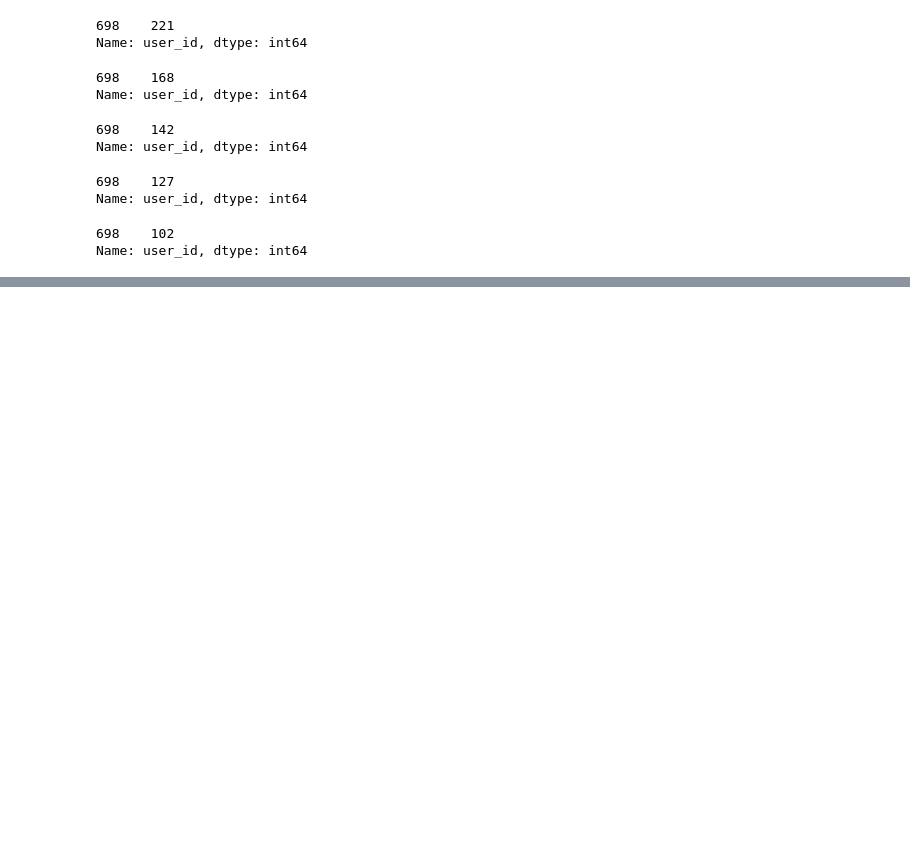
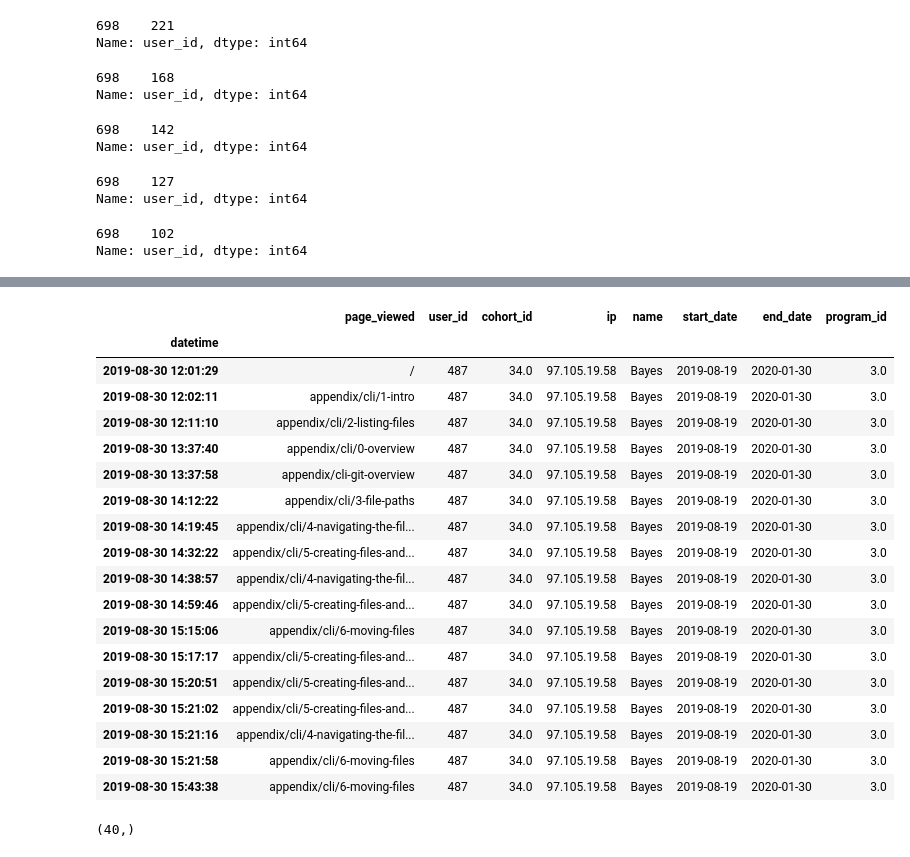
Before and after one commit to SamuelD-Data/anomaly-detection-project, a Jupyter notebook: anomaly_detection_project_notebook.ipynb, the cells around one changed output, grey strips where cells are left out. Cells and saved outputs as stored; diff of their text form; code cells hidden in the pictures; blank space fills up the shorter version.

```diff
--- a/anomaly_detection_project_notebook.ipynb
+++ b/anomaly_detection_project_notebook.ipynb
@@ -739,0 +873,26 @@ Name: user_id, dtype: int64
+# %%
+ds[ds.user_id == 487]
+# %% [output]
+|  | page_viewed | user_id | cohort_id | ip | name | start_date | end_date | program_id |
+| datetime |  |  |  |  |  |  |  |  |
+| 2019-08-30 12:01:29 | / | 487 | 34.0 | 97.105.19.58 | Bayes | 2019-08-19 | 2020-01-30 | 3.0 |
+| 2019-08-30 12:02:11 | appendix/cli/1-intro | 487 | 34.0 | 97.105.19.58 | Bayes | 2019-08-19 | 2020-01-30 | 3.0 |
+| 2019-08-30 12:11:10 | appendix/cli/2-listing-files | 487 | 34.0 | 97.105.19.58 | Bayes | 2019-08-19 | 2020-01-30 | 3.0 |
+| 2019-08-30 13:37:40 | appendix/cli/0-overview | 487 | 34.0 | 97.105.19.58 | Bayes | 2019-08-19 | 2020-01-30 | 3.0 |
+| 2019-08-30 13:37:58 | appendix/cli-git-overview | 487 | 34.0 | 97.105.19.58 | Bayes | 2019-08-19 | 2020-01-30 | 3.0 |
+| 2019-08-30 14:12:22 | appendix/cli/3-file-paths | 487 | 34.0 | 97.105.19.58 | Bayes | 2019-08-19 | 2020-01-30 | 3.0 |
+| 2019-08-30 14:19:45 | appendix/cli/4-navigating-the-fil... | 487 | 34.0 | 97.105.19.58 | Bayes | 2019-08-19 | 2020-01-30 | 3.0 |
+| 2019-08-30 14:32:22 | appendix/cli/5-creating-files-and... | 487 | 34.0 | 97.105.19.58 | Bayes | 2019-08-19 | 2020-01-30 | 3.0 |
+| 2019-08-30 14:38:57 | appendix/cli/4-navigating-the-fil... | 487 | 34.0 | 97.105.19.58 | Bayes | 2019-08-19 | 2020-01-30 | 3.0 |
+| 2019-08-30 14:59:46 | appendix/cli/5-creating-files-and... | 487 | 34.0 | 97.105.19.58 | Bayes | 2019-08-19 | 2020-01-30 | 3.0 |
+| 2019-08-30 15:15:06 | appendix/cli/6-moving-files | 487 | 34.0 | 97.105.19.58 | Bayes | 2019-08-19 | 2020-01-30 | 3.0 |
+| 2019-08-30 15:17:17 | appendix/cli/5-creating-files-and... | 487 | 34.0 | 97.105.19.58 | Bayes | 2019-08-19 | 2020-01-30 | 3.0 |
+| 2019-08-30 15:20:51 | appendix/cli/5-creating-files-and... | 487 | 34.0 | 97.105.19.58 | Bayes | 2019-08-19 | 2020-01-30 | 3.0 |
+| 2019-08-30 15:21:02 | appendix/cli/5-creating-files-and... | 487 | 34.0 | 97.105.19.58 | Bayes | 2019-08-19 | 2020-01-30 | 3.0 |
+| 2019-08-30 15:21:16 | appendix/cli/4-navigating-the-fil... | 487 | 34.0 | 97.105.19.58 | Bayes | 2019-08-19 | 2020-01-30 | 3.0 |
+| 2019-08-30 15:21:58 | appendix/cli/6-moving-files | 487 | 34.0 | 97.105.19.58 | Bayes | 2019-08-19 | 2020-01-30 | 3.0 |
+| 2019-08-30 15:43:38 | appendix/cli/6-moving-files | 487 | 34.0 | 97.105.19.58 | Bayes | 2019-08-19 | 2020-01-30 | 3.0 |
+# %%
+ds[ds.ip == '97.105.19.58'].user_id.value_counts().shape
+# %% [output]
+(40,)
```
Also changed, not shown: parts of 42 cells of this notebook.
